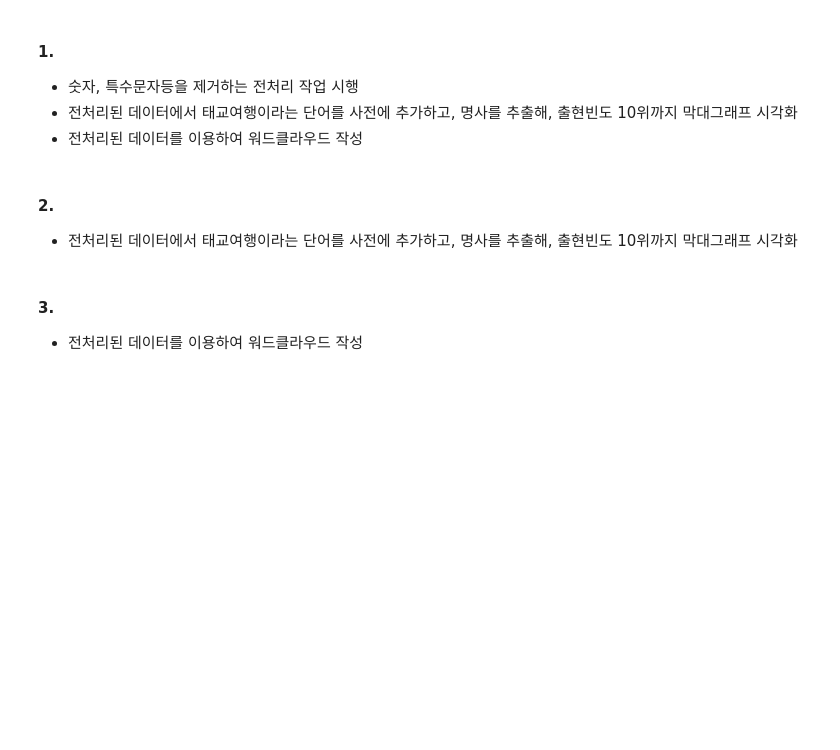
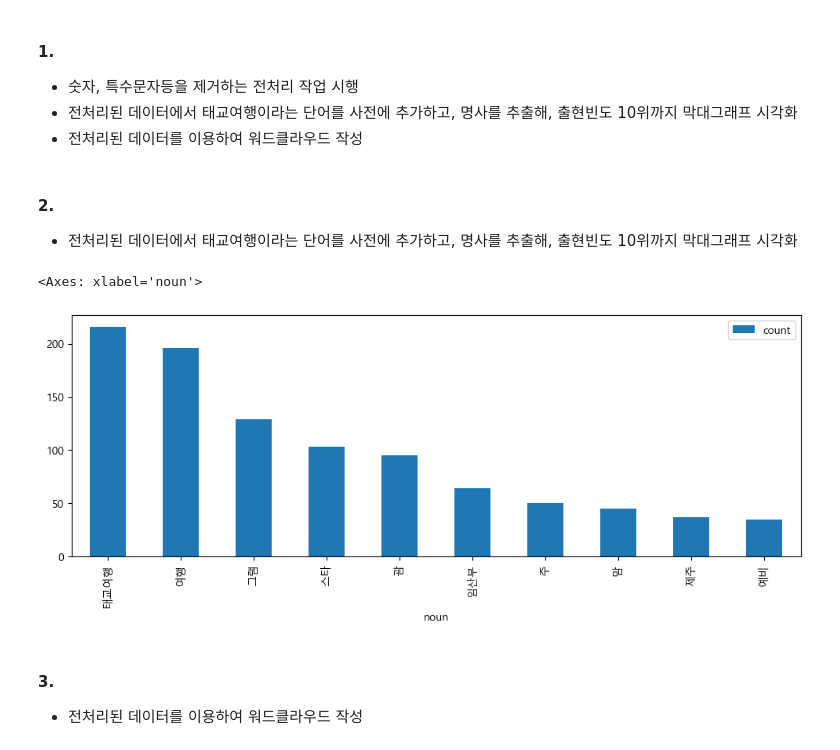
Before and after one commit to blueage98/adp_work, a Jupyter notebook: ADP-실기-R/모의고사 4회/모의고사 4회 연습2.ipynb, the cells around one changed output. Saved outputs shown, nothing was run; the diff lists cells and outputs as text; code cells hidden in the pictures; blank space fills up the shorter version.

```diff
--- a/ADP-실기-R/모의고사 4회/모의고사 4회 연습2.ipynb
+++ b/ADP-실기-R/모의고사 4회/모의고사 4회 연습2.ipynb
@@ -384,3 +384,6 @@ cols
 # %% [markdown]
 # 3. 통계분석
 - instagram_태교여행.txt
+# %%
+f = open('instagram_태교여행.txt')
+ins = f.read()
@@ -389,9 +394,32 @@ cols
 - 숫자, 특수문자등을 제거하는 전처리 작업 시행
 - 전처리된 데이터에서 태교여행이라는 단어를 사전에 추가하고, 명사를 추출해, 출현빈도 10위까지 막대그래프 시각화
 - 전처리된 데이터를 이용하여 워드클라우드 작성
+# %%
+import re
+
+data3 = re.sub(r'[^\uAC00-\uD7A3a-zA-Z\s]', ' ', ins)
+corpus = data3.split()
 # %% [markdown]
 #### 2.
 - 전처리된 데이터에서 태교여행이라는 단어를 사전에 추가하고, 명사를 추출해, 출현빈도 10위까지 막대그래프 시각화
+# %%
+from konlpy.tag import Okt
+from collections import Counter
+
+okt = Okt()
+noun = okt.nouns(data3)
+morph = okt.morphs(data3)
+
+noun_count=Counter(noun)
+morph_count=Counter(morph)
+
+df_ko=pd.DataFrame({'noun':noun_count.keys(), 'count':noun_count.values()})
+df_ko.sort_values(by='count', ascending=False, inplace=True)
+
+df_ko.head(10).plot(kind='bar',x='noun', y='count')
+# %% [output]
+<Axes: xlabel='noun'>
+[figure, added]
 # %% [markdown]
 #### 3.
 - 전처리된 데이터를 이용하여 워드클라우드 작성
```
Also changed, not shown: parts of 2 cells of this notebook.
